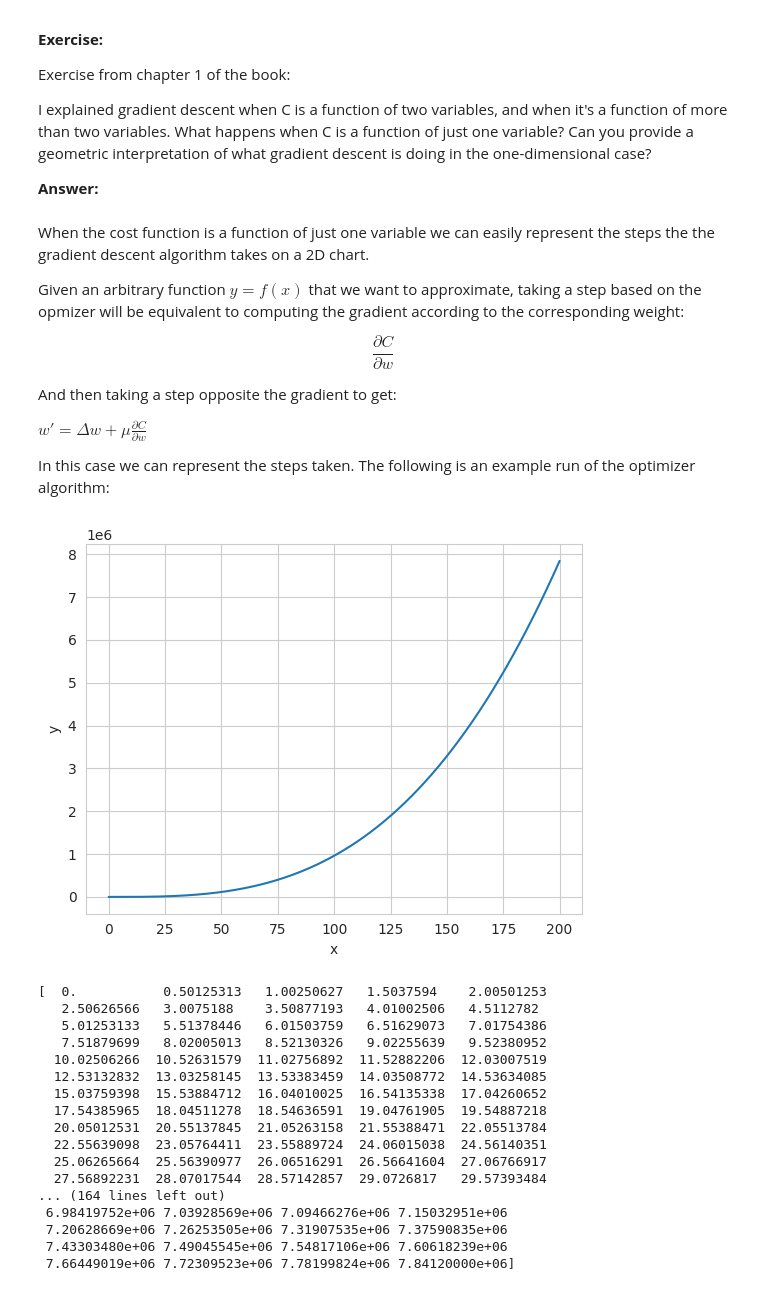
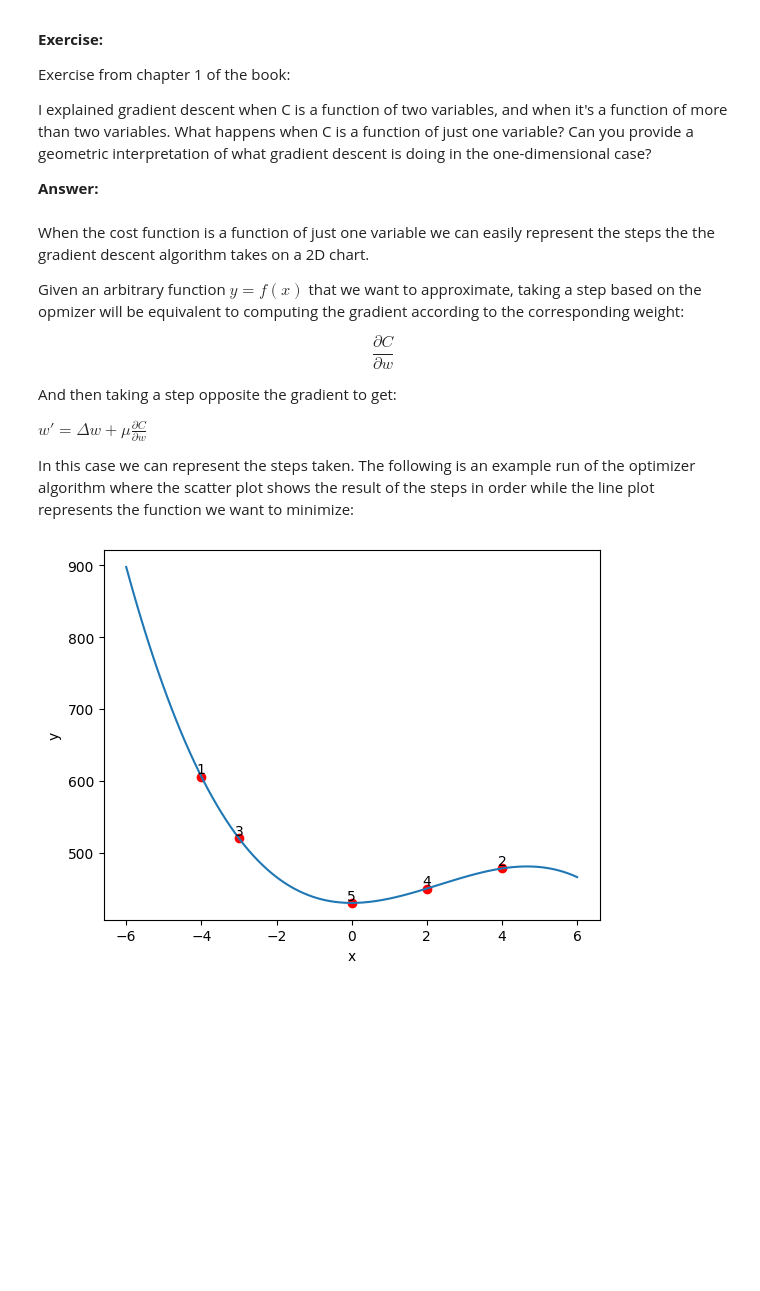
Before and after one commit to eperst/02456-deep-learning-with-PyTorch, a Jupyter notebook: 4_Convolutional/4.2-EXE-CNN-CIFAR-10.ipynb, the cells around one changed output. Drawn from its saved outputs; the diff is of its cells as text; code cells hidden in the pictures; blank space fills up the shorter version.

```diff
--- a/4_Convolutional/4.2-EXE-CNN-CIFAR-10.ipynb
+++ b/4_Convolutional/4.2-EXE-CNN-CIFAR-10.ipynb
@@ -467,37 +467,24 @@ And then taking a step opposite the gradient to get:
 
 $w' = Δw + μ \frac{\partial C}{\partial w}$
 
-In this case we can represent the steps taken. The following is an example run of the optimizer algorithm:
+In this case we can represent the steps taken. The following is an example run of the optimizer algorithm where the scatter plot shows the result of the steps in order while the line plot represents the function we want to minimize:
 # %%
 import matplotlib.pyplot as plt
+import numpy as np
+
 def f(x):
-  return x ** 3 - 4 * x ** 2 + 6 * x
+  return 430 -x**3 +7*x**2
 f_v = np.vectorize(f)
-x = np.linspace(0, 200, num=400)
+x = np.linspace(-6, 6, num=100)
 y = f_v(x)
+points_x = np.array([-4, 4, -3, 2, 0])
 fig, ax = plt.subplots()
 ax.plot(x, y)
 ax.set_xlabel(xlabel="x")
 ax.set_ylabel(ylabel="y")
+ax.scatter(points_x, f_v(points_x), c="red")
+for idx, p in enumerate(points_x):
+  plt.text(p, f(p), idx + 1, va='bottom', ha='center')
 plt.show()
-print(x)
-print(y)
 # %% [output]
-[figure, old version]
+[figure, new version]
-[  0.           0.50125313   1.00250627   1.5037594    2.00501253
-   2.50626566   3.0075188    3.50877193   4.01002506   4.5112782
-   5.01253133   5.51378446   6.01503759   6.51629073   7.01754386
-   7.51879699   8.02005013   8.52130326   9.02255639   9.52380952
-  10.02506266  10.52631579  11.02756892  11.52882206  12.03007519
-  12.53132832  13.03258145  13.53383459  14.03508772  14.53634085
-  15.03759398  15.53884712  16.04010025  16.54135338  17.04260652
-  17.54385965  18.04511278  18.54636591  19.04761905  19.54887218
-  20.05012531  20.55137845  21.05263158  21.55388471  22.05513784
-  22.55639098  23.05764411  23.55889724  24.06015038  24.56140351
-  25.06265664  25.56390977  26.06516291  26.56641604  27.06766917
-  27.56892231  28.07017544  28.57142857  29.0726817   29.57393484
-... (164 lines left out)
- 6.98419752e+06 7.03928569e+06 7.09466276e+06 7.15032951e+06
- 7.20628669e+06 7.26253505e+06 7.31907535e+06 7.37590835e+06
- 7.43303480e+06 7.49045545e+06 7.54817106e+06 7.60618239e+06
- 7.66449019e+06 7.72309523e+06 7.78199824e+06 7.84120000e+06]
```
